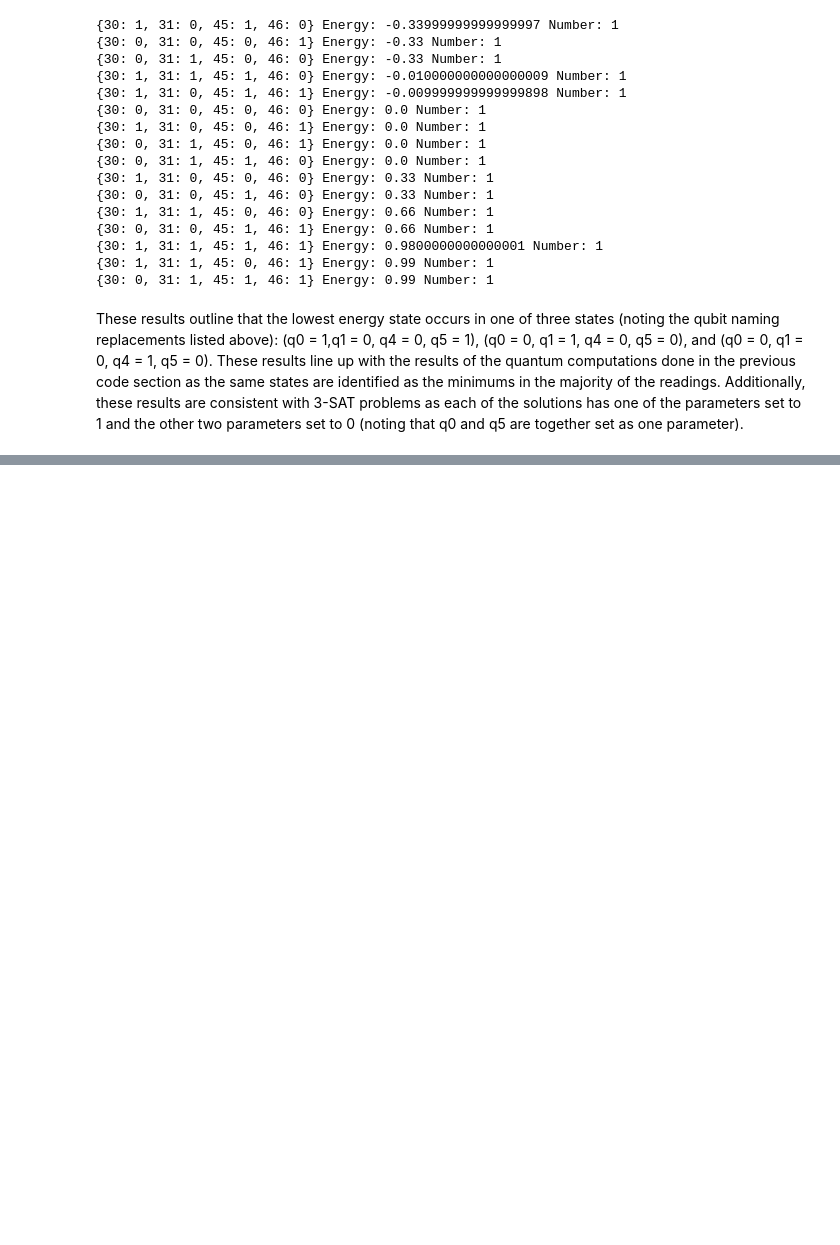
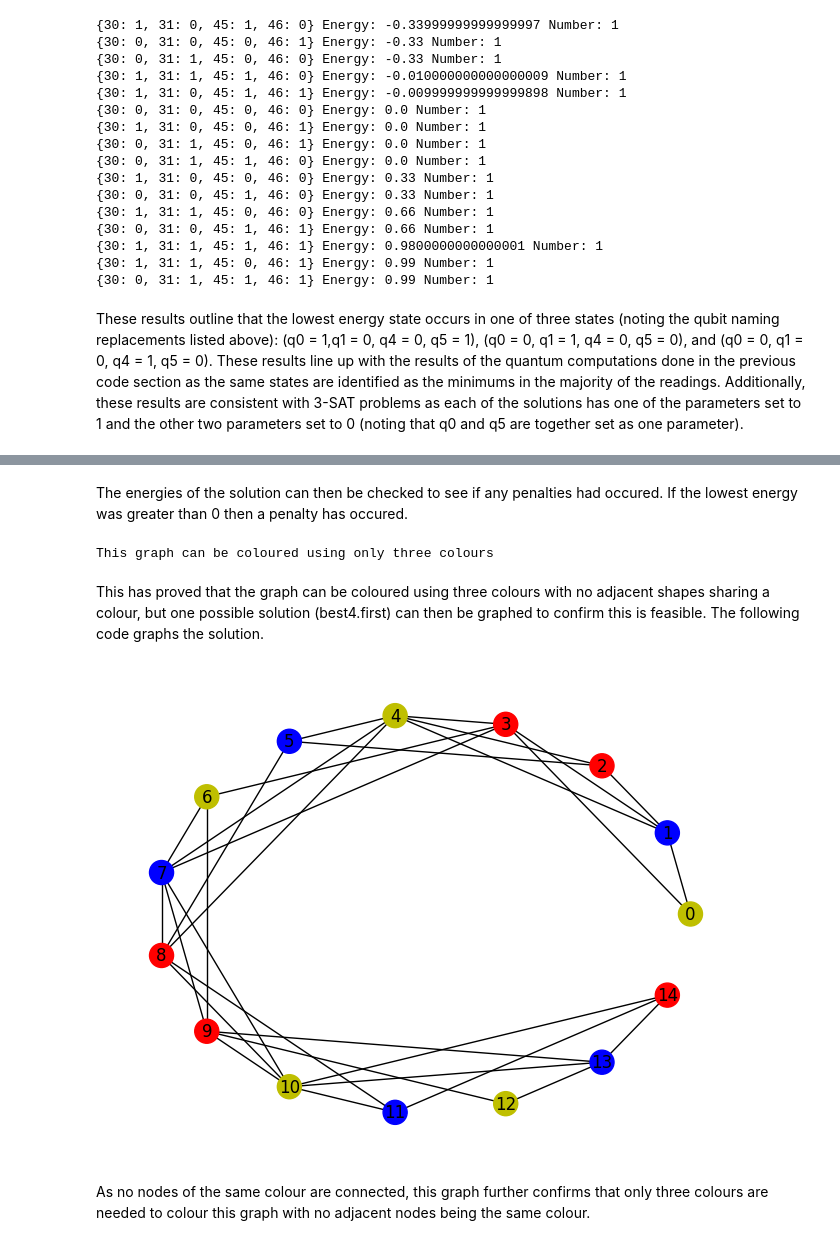
Before and after one commit to bmack1881/phys223_dwave, a Jupyter notebook: Assignment_6.ipynb, the cells around one changed output, grey strips where cells are left out. Drawn from its saved outputs; the diff is of its cells as text; code cells hidden in the pictures; blank space fills up the shorter version.

```diff
--- a/Assignment_6.ipynb
+++ b/Assignment_6.ipynb
@@ -90,0 +181,54 @@ def
+# %%
+#start by defining the parameters
+nodes = nx.nodes(G)
+borders = nx.edges(G)
+colours = ['r', 'y', 'b']
+
+#set variables for each node
+bqm_colorset = BinaryQuadraticModel('BINARY')
+for node in nodes:
+    var = [str(node) + '_' + c for c in colours]
+    bqm_colorset.update(combinations(var,1))
+
+#create penalty for bordering colors being the same
+bqm_borders = BinaryQuadraticModel('BINARY')
+for border in borders:
+    v, u = border
+    interact = [(str(v) + '_' + c, str(u) + '_' + c) for c in colours]
+    for i in interact:
+        bqm_borders.add_quadratic(i[0], i[1], 1)
+
+#create final bqm
+bqm4 = bqm_borders + bqm_colorset
+
+#evaluate on a QPU
+sol3 = sampler2_2000.sample(bqm4, num_reads = 1000)
+best4 = sol3.lowest()
+# %% [markdown]
+The energies of the solution can then be checked to see if any penalties had occured. If the lowest energy was greater than 0 then a penalty has occured.
+# %%
+if best4.first.energy > 0:
+    print('This graph cannot be coloured using only three colours')
+else:
+    print('This graph can be coloured using only three colours')
+# %% [output]
+This graph can be coloured using only three colours
+# %% [markdown]
+This has proved that the graph can be coloured using three colours with no adjacent shapes sharing a colour, but one possible solution (best4.first) can then be graphed to confirm this is feasible. The following code graphs the solution.
+# %%
+    P = nx.Graph()
+    P.add_nodes_from(nodes)
+    P.add_edges_from(borders)
+    color_map = {}
+    for node in nodes:
+      for c in colours:
+       if best4.first[0][str(node) + '_' + c]:
+           color_map[node] = c
+    # Plot with the selected colors
+    node_colors = [color_map.get(node) for node in P.nodes()]
+    nx.draw_circular(P, with_labels=True, node_color=node_colors, node_size=300, cmap=plt.cm.rainbow)
+    plt.show()
+# %% [output]
+[figure, added]
+# %% [markdown]
+As no nodes of the same colour are connected, this graph further confirms that only three colours are needed to colour this graph with no adjacent nodes being the same colour.
```
Also changed, not shown: parts of 21 cells of this notebook.
